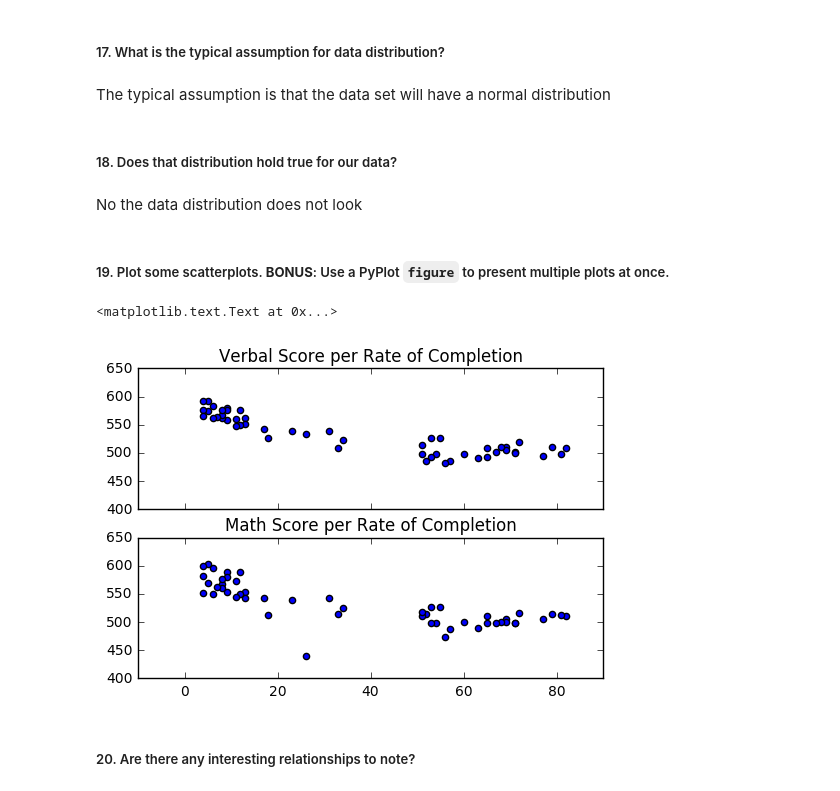
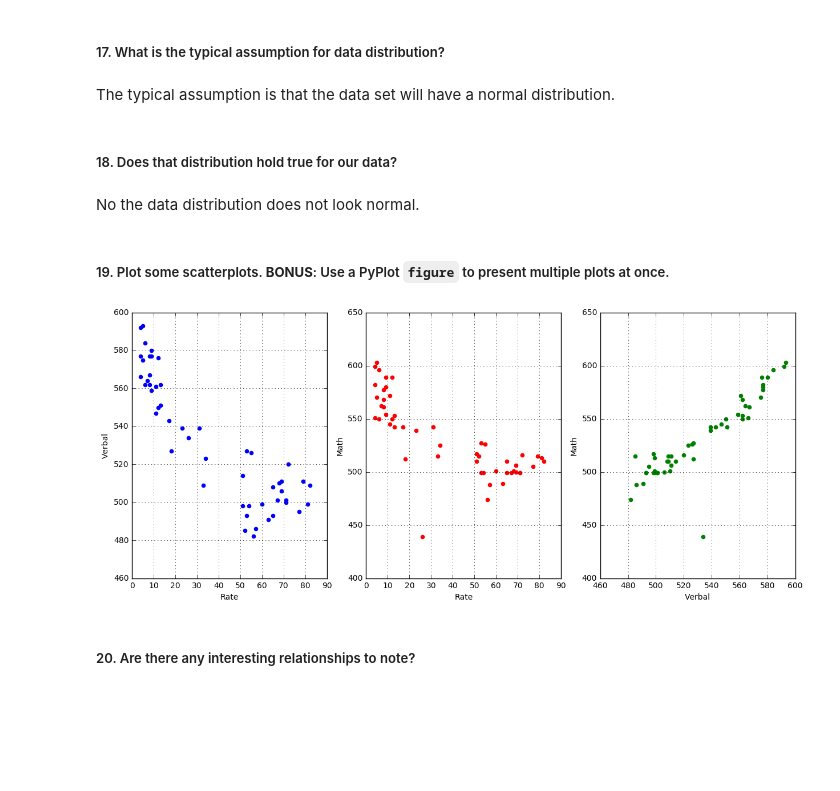
Before and after one commit to killerdame/SAT-Scores-Summary-Statistics, a Jupyter notebook: starter-code/project_1.ipynb, the cells around one changed output. Drawn from its saved outputs; the diff is of its cells as text; code cells hidden in the pictures; blank space fills up the shorter version.

```diff
--- a/starter-code/project_1.ipynb
+++ b/starter-code/project_1.ipynb
@@ -194,21 +195,36 @@ plt.xlabel('Average Verbal SAT scores')
 # %% [markdown]
 ##### 17. What is the typical assumption for data distribution?
 # %% [markdown]
-The typical assumption is that the data set will have a normal distribution
+The typical assumption is that the data set will have a normal distribution.
 # %% [markdown]
 ##### 18. Does that distribution hold true for our data?
 # %% [markdown]
-No the data distribution does not look
+No the data distribution does not look normal.
 # %% [markdown]
 ##### 19. Plot some scatterplots. **BONUS**: Use a PyPlot `figure` to present multiple plots at once.
-# %%
-f, axarr = plt.subplots(2, sharex=True, sharey=True)
-axarr[0].scatter(state_columns_dict['Rate'], state_columns_dict['Verbal'])
-axarr[0].set_title('Verbal Score per Rate of Completion')
-axarr[1].scatter(state_columns_dict['Rate'], state_columns_dict['Math'])
-axarr[1].set_title('Math Score per Rate of Completion')
-# %% [output]
-<matplotlib.text.Text at 0x...>
-[figure, removed]
+# %%
+
+fig = plt.figure(figsize=(15,6))
+
+ax1 = fig.add_subplot(131)
+plt.scatter(state_columns_dict['Rate'], state_columns_dict['Verbal'], color = 'b')
+ax1.set_xlabel('Rate')
+plt.grid(True)
+ax1.set_ylabel('Verbal')
+
+ax2 = fig.add_subplot(132)
+plt.scatter(state_columns_dict['Rate'], state_columns_dict['Math'], color = 'r')
+ax2.set_xlabel('Rate')
+ax2.set_ylabel('Math')
+plt.grid(True)
+
+ax3 = fig.add_subplot(133)
+plt.scatter(state_columns_dict['Verbal'],state_columns_dict['Math'], color = 'green')
+ax3.set_xlabel('Verbal')
+ax3.set_ylabel('Math')
+plt.grid(True)
+plt.show()
+# %% [output]
+[figure, added]
 # %% [markdown]
 ##### 20. Are there any interesting relationships to note?
```
Also changed, not shown: parts of 13 cells of this notebook, 1 other file.
